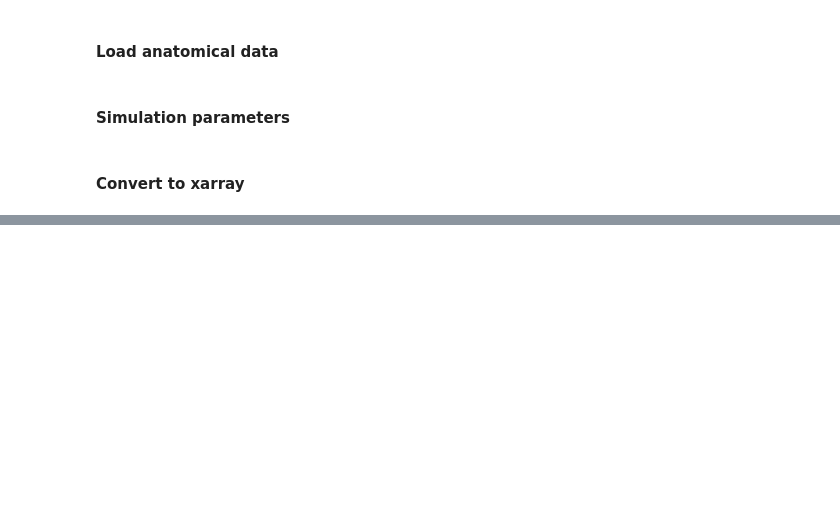
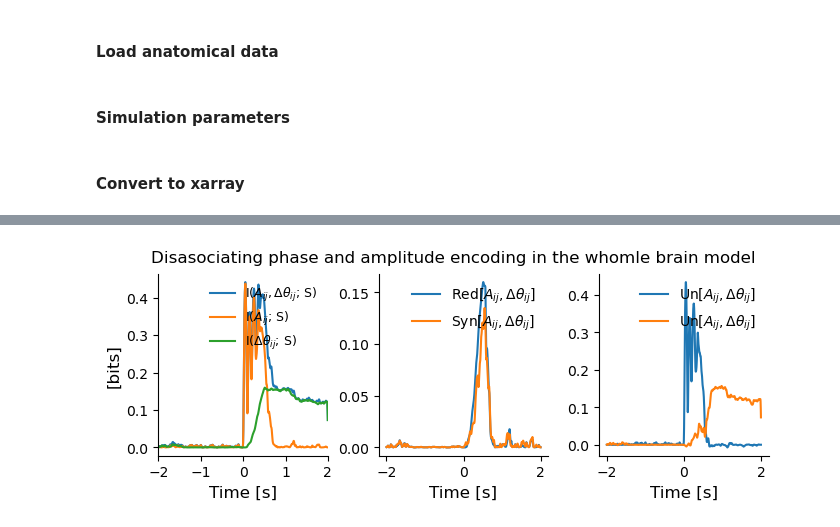
Before and after one commit to ViniciusLima94/phase_amplitude_encoding, a Jupyter notebook: notebooks/Figure4.ipynb, the cells around one changed output, grey strips where cells are left out. Drawn from its saved outputs; the diff is of its cells as text; code cells hidden in the pictures; blank space fills up the shorter version.

```diff
--- a/notebooks/Figure4.ipynb
+++ b/notebooks/Figure4.ipynb
@@ -144,4 +146,0 @@ for i in range(Nareas):
-# %%
-z = data.isel(roi=0) * np.conj(data.isel(roi=28))
-A = np.abs(z).values
-dphi = np.unwrap(np.angle(z))
@@ -389,0 +166,80 @@ Coordinates:
+# %%
+I_S_R1 = np.stack(I_S_R1)
+I_S_R2 = np.stack(I_S_R2)
+I_S_R1_R2 = np.stack(I_S_R1_R2)
+# %%
+kernel = np.hanning(20)
+kernel = kernel / kernel.sum()
+kernel = kernel[None]
+
+I_S_R1 = scipy.signal.fftconvolve(I_S_R1, kernel , mode="same", axes=1)
+I_S_R2 = scipy.signal.fftconvolve(I_S_R2, kernel, mode="same", axes=1)
+I_S_R1_R2 = scipy.signal.fftconvolve(I_S_R1_R2, kernel, mode="same", axes=1)
+# %%
+fig = plt.figure(figsize=(20 / 2.54, 6 / 2.54))
+
+ax = plt.subplot(1, 3, 1)
+
+plt.plot(z_data[-1].times, I_S_R1_R2[-1])
+plt.plot(z_data[-1].times, I_S_R1[-1])
+plt.plot(z_data[-1].times, I_S_R2[-1])
+
+plt.legend(
+    [
+        r"I($A_{ij}, \Delta\theta_{ij}$; S)",
+        r"I($A_{ij}$; S)",
+        r"I($\Delta\theta_{ij}$; S)",
+    ],
+    frameon=False,
+    fontsize=9
+)
+
+plt.ylabel("[bits]", fontsize=12)
+plt.xlabel("Time [s]", fontsize=12)
+plt.xlim(-2, 2)
+
+[ax.spines[key].set_visible(False) for key in ["top", "right"]]
+
+ax = plt.subplot(1, 3, 2)
+
+red = np.minimum(I_S_R2[-1], I_S_R1[-1])
+syn = I_S_R1_R2[-1] - np.maximum(I_S_R2[-1], I_S_R1[-1])
+
+plt.plot(data.times, red)
+plt.plot(data.times, syn)
+
+plt.legend(
+    [
+        r"Red[$A_{ij}, \Delta\theta_{ij}$]",
+        r"Syn[$A_{ij}, \Delta\theta_{ij}$]",
+    ],
+    frameon=False,
+)
+
+[ax.spines[key].set_visible(False) for key in ["top", "right"]]
+plt.xlabel("Time [s]", fontsize=12)
+
+ax = plt.subplot(1, 3, 3)
+
+syn = I_S_R1_R2[-1] - np.maximum(I_S_R2[-1], I_S_R1[-1])
+
+plt.plot(data.times, I_S_R1[-1] - syn)
+plt.plot(data.times, I_S_R2[-1] - syn)
+
+plt.legend(
+    [
+        r"Un[$A_{ij}, \Delta\theta_{ij}$]",
+        r"Un[$A_{ij}, \Delta\theta_{ij}$]",
+    ],
+    frameon=False,
+)
+plt.xlabel("Time [s]", fontsize=12)
+
+[ax.spines[key].set_visible(False) for key in ["top", "right"]]
+
+plt.subplots_adjust(wspace=.3)
+plt.suptitle("Disasociating phase and amplitude encoding in the whomle brain model")
+
+plt.savefig("figures/disasociating.png", bbox_inches="tight")
+# %% [output]
+[figure, added]
```
Also changed, not shown: parts of 33 cells of this notebook, 16 other files.
